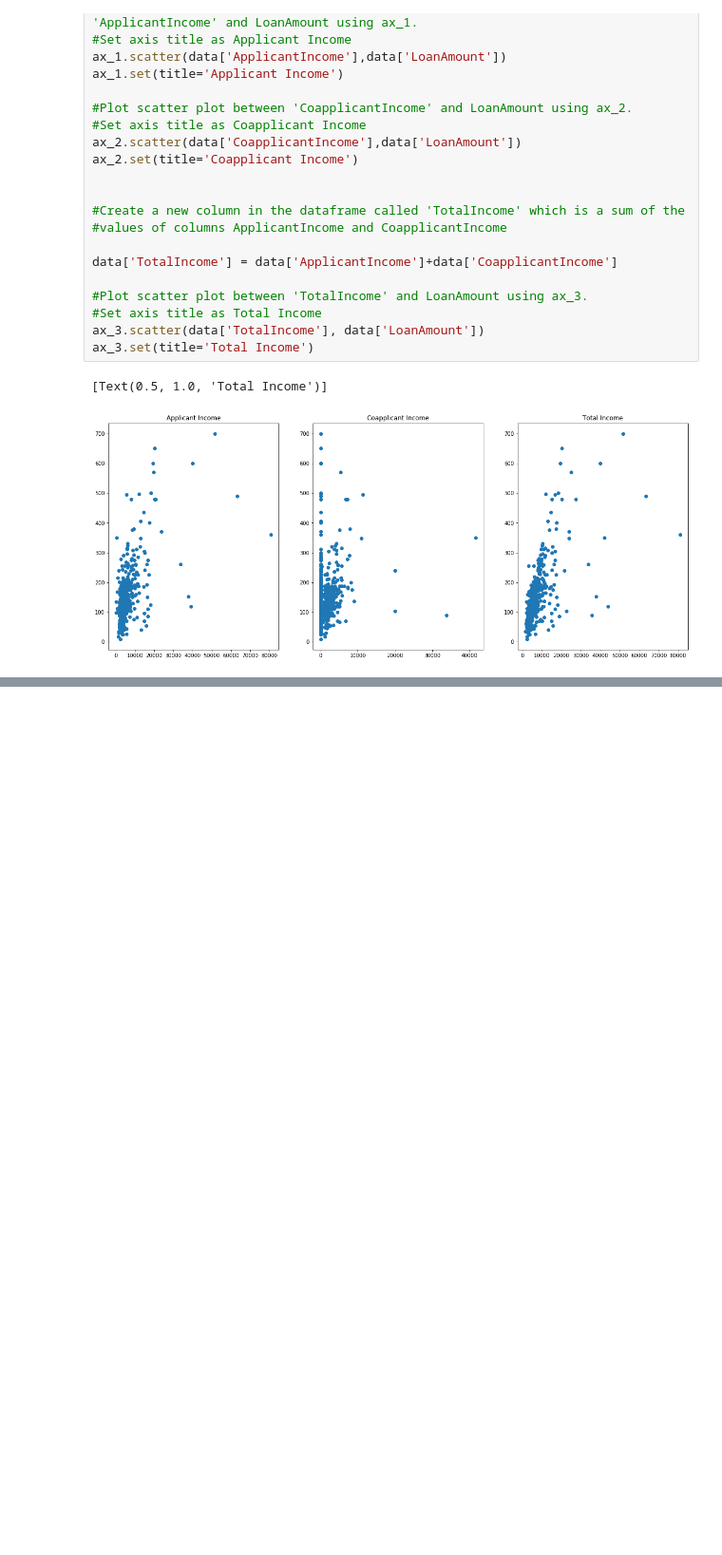
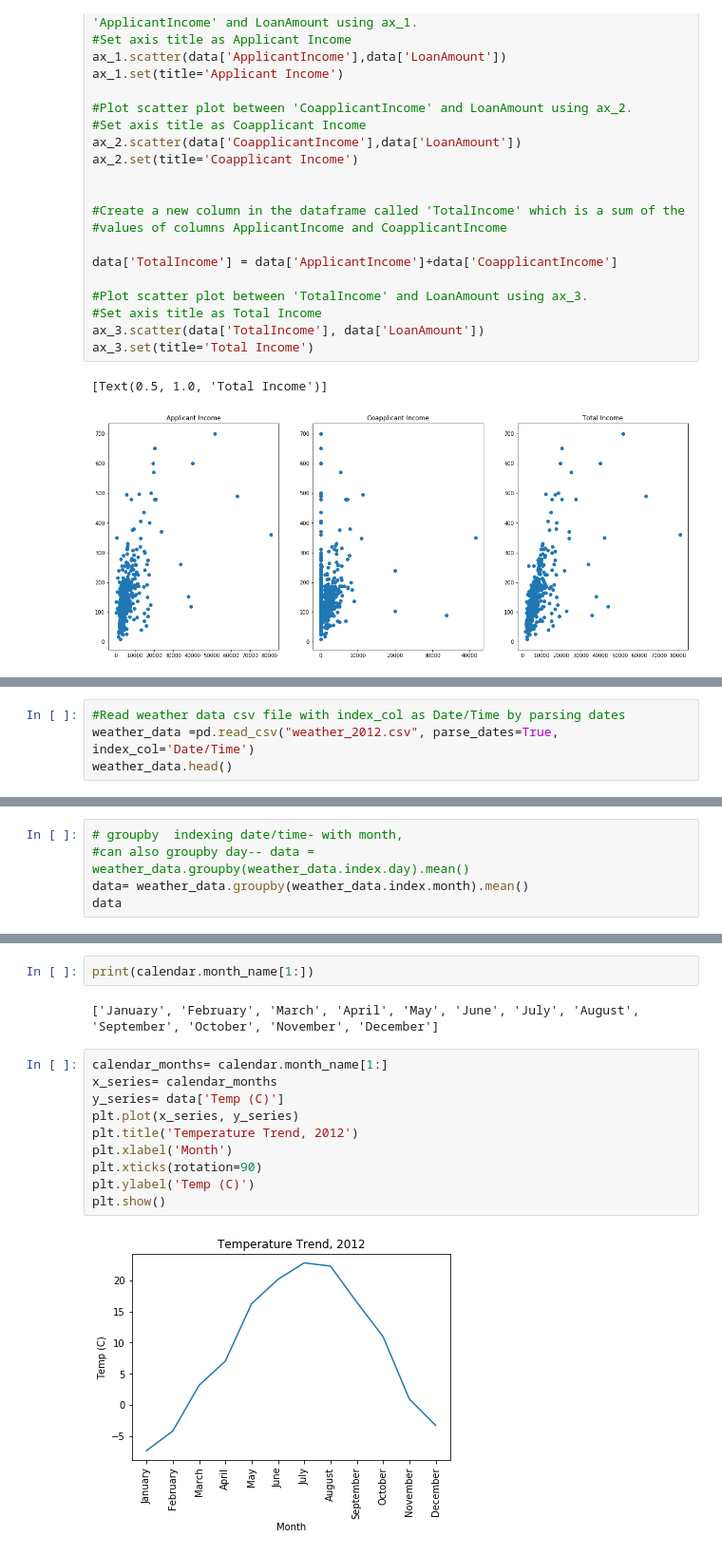
Before and after one commit to sridatascience/DataScienceBasics, a Jupyter notebook: Data Visualization.ipynb, the cells around one changed output, grey strips where cells are left out. Shown at 95% size. Saved outputs shown, nothing was run; the diff lists cells and outputs as text; blank space fills up the shorter version.

Commit message:
Data Visualization Module,different graphs plotted

```diff
--- a/Data Visualization.ipynb
+++ b/Data Visualization.ipynb
@@ -626,0 +632,4 @@ ax_3.set(title='Total Income')
+# %%
+#Read weather data csv file with index_col as Date/Time by parsing dates
+weather_data =pd.read_csv("weather_2012.csv", parse_dates=True, index_col='Date/Time')
+weather_data.head()
@@ -626,0 +671,5 @@ ax_3.set(title='Total Income')
+# %%
+# groupby  indexing date/time- with month,
+#can also groupby day-- data = weather_data.groupby(weather_data.index.day).mean()
+data= weather_data.groupby(weather_data.index.month).mean()
+data
@@ -626,0 +691,16 @@ ax_3.set(title='Total Income')
+# %%
+print(calendar.month_name[1:])
+# %% [output]
+['January', 'February', 'March', 'April', 'May', 'June', 'July', 'August', 'September', 'October', 'November', 'December']
+# %%
+calendar_months= calendar.month_name[1:]
+x_series= calendar_months
+y_series= data['Temp (C)']
+plt.plot(x_series, y_series)
+plt.title('Temperature Trend, 2012')
+plt.xlabel('Month')
+plt.xticks(rotation=90)
+plt.ylabel('Temp (C)')
+plt.show()
+# %% [output]
+[figure, added]
```
Also changed, not shown: parts of 41 cells of this notebook, 7 other files.
